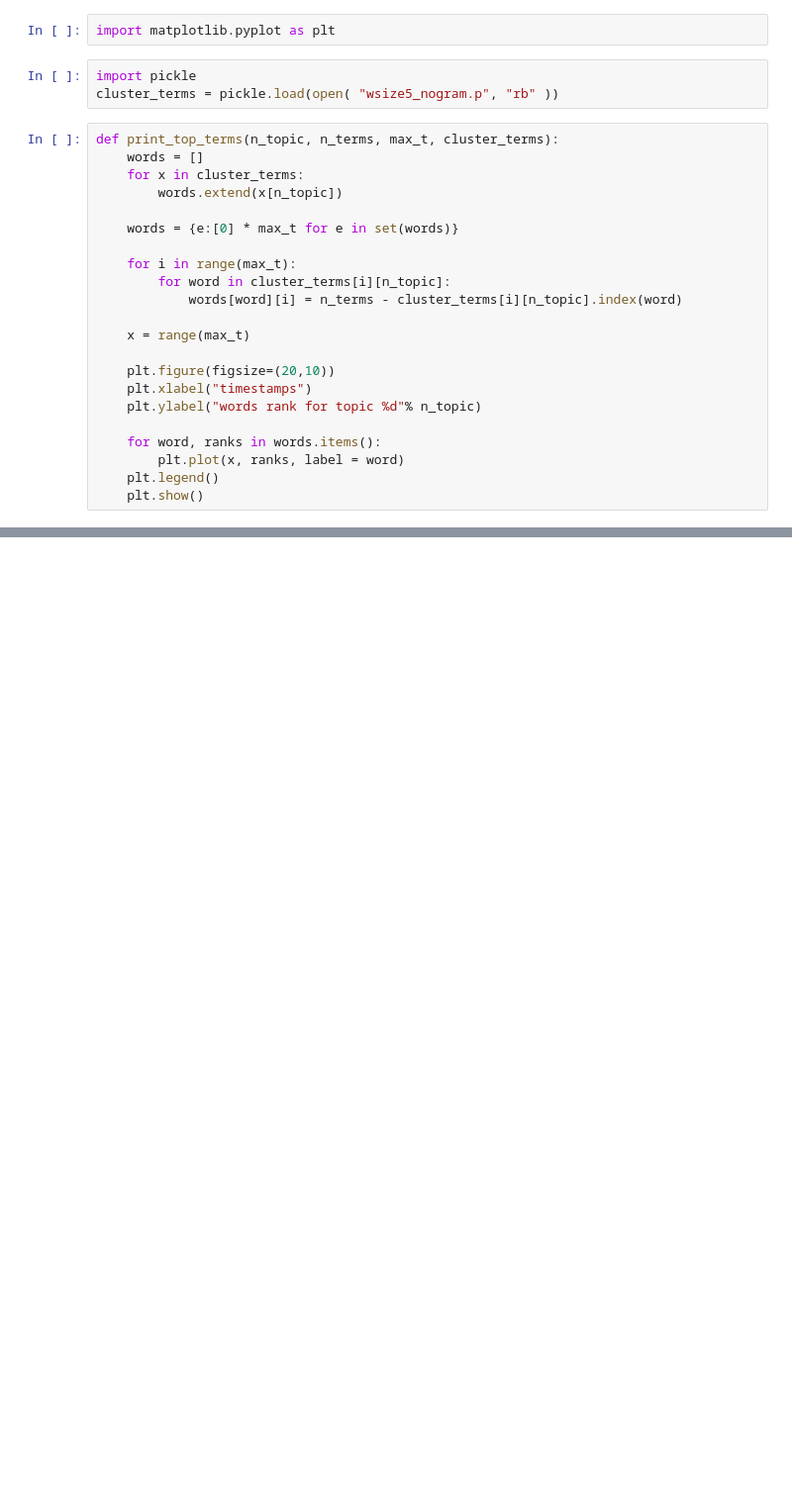
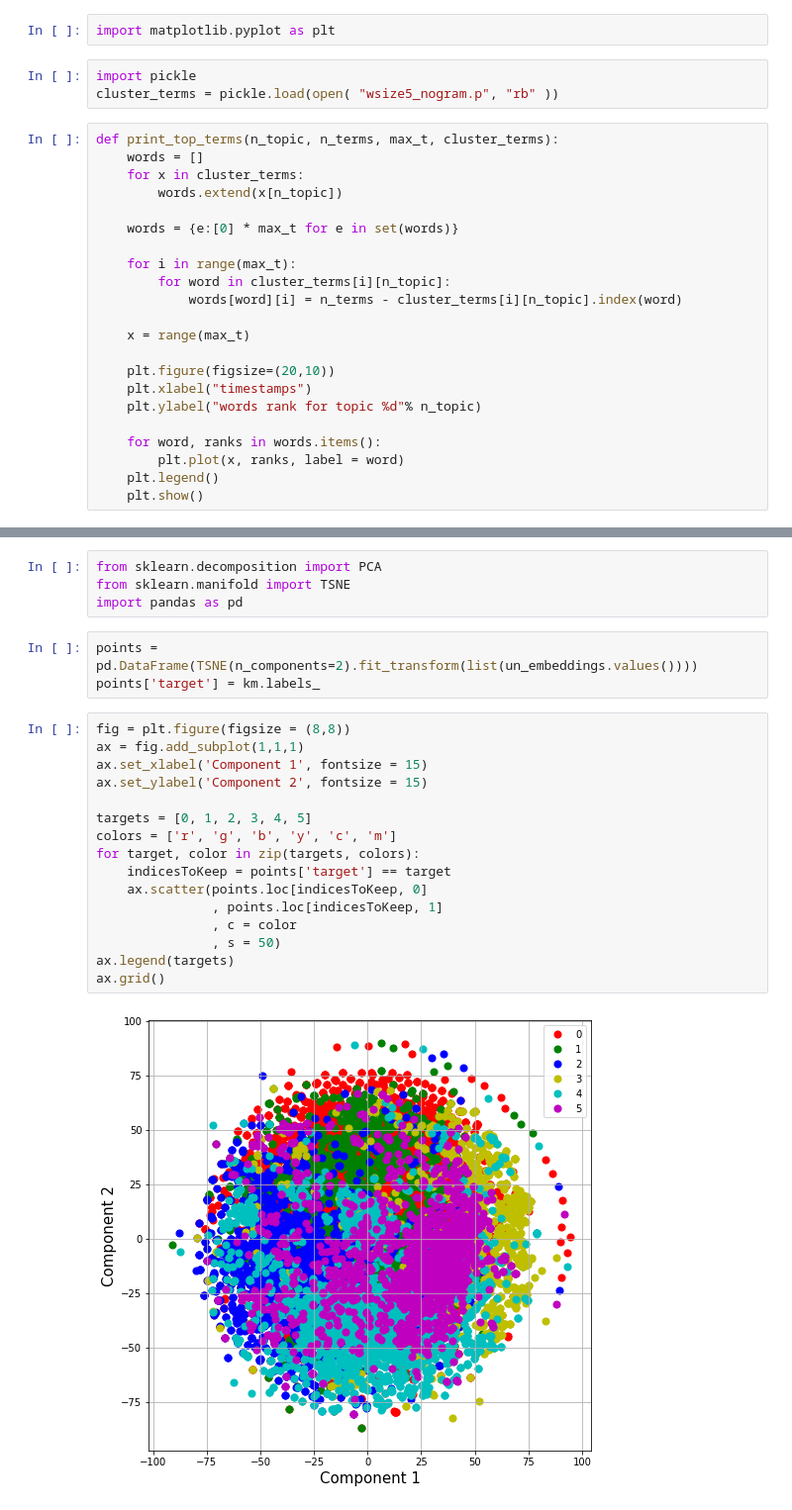
Before and after one commit to alexandredupuy-zini/dynamic-topic-modeling, a Jupyter notebook: notebooks/kmeans.ipynb, the cells around one changed output, grey strips where cells are left out. Shown at 99% size. Saved outputs shown, nothing was run; the diff lists cells and outputs as text; blank space fills up the shorter version.

```diff
--- a/notebooks/kmeans.ipynb
+++ b/notebooks/kmeans.ipynb
@@ -274,0 +341,25 @@ print_top_terms(n_topic, n_terms, max_t, cluster_terms)
+# %%
+from sklearn.decomposition import PCA
+from sklearn.manifold import TSNE
+import pandas as pd
+# %%
+points = pd.DataFrame(TSNE(n_components=2).fit_transform(list(un_embeddings.values())))
+points['target'] = km.labels_
+# %%
+fig = plt.figure(figsize = (8,8))
+ax = fig.add_subplot(1,1,1)
+ax.set_xlabel('Component 1', fontsize = 15)
+ax.set_ylabel('Component 2', fontsize = 15)
+
+targets = [0, 1, 2, 3, 4, 5]
+colors = ['r', 'g', 'b', 'y', 'c', 'm']
+for target, color in zip(targets, colors):
+    indicesToKeep = points['target'] == target
+    ax.scatter(points.loc[indicesToKeep, 0]
+               , points.loc[indicesToKeep, 1]
+               , c = color
+               , s = 50)
+ax.legend(targets)
+ax.grid()
+# %% [output]
+[figure, added]
```
Also changed, not shown: parts of 43 cells of this notebook.
